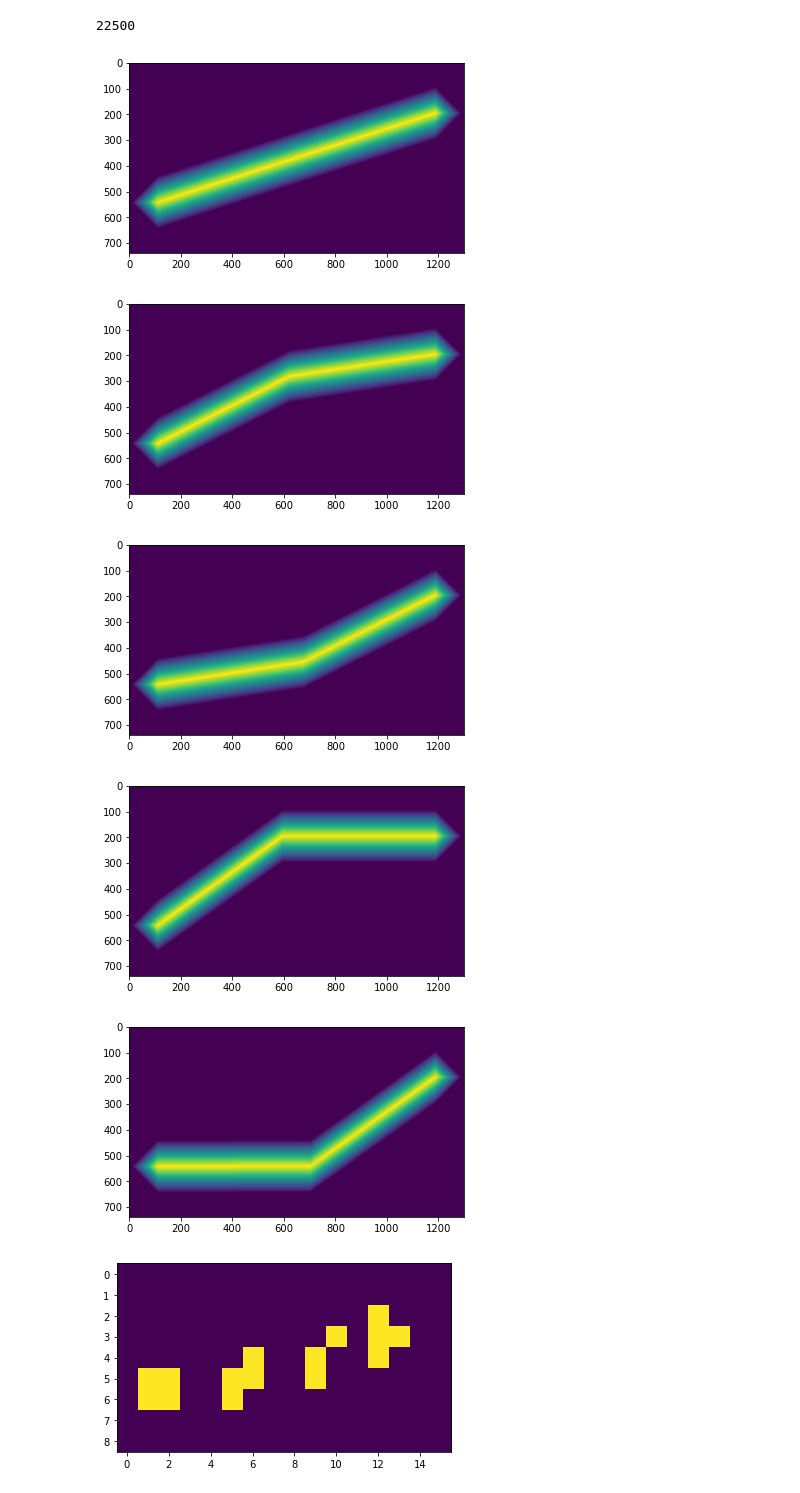
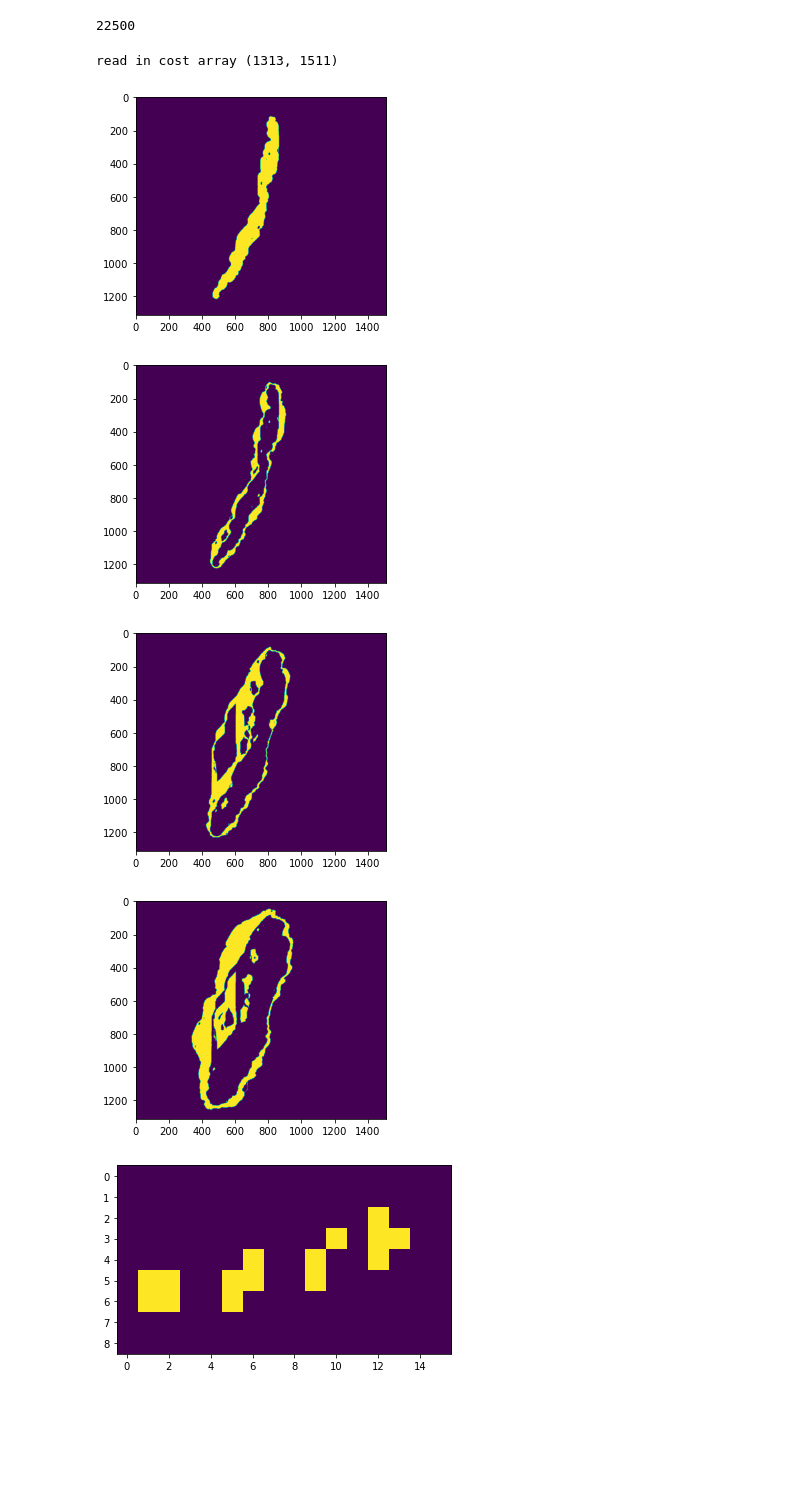
Before and after one commit to NinaWie/PowerPlanner, a Jupyter notebook: notebooks/scale_pipeline.ipynb, the cells around one changed output. Drawn from its saved outputs; the diff is of its cells as text; code cells hidden in the pictures; blank space fills up the shorter version.

```diff
--- a/notebooks/scale_pipeline.ipynb
+++ b/notebooks/scale_pipeline.ipynb
@@ -880,7 +880,7 @@ def corrs_from_file(corr_path):
 
     corrs = []
     cut_val_prev = 0
-    log_vals = np.logspace(np.log(0.1), np.log(1),4, base=2)
+    log_vals = np.logspace(np.log(0.03), np.log(1),4, base=1.5)
     for i in range(4):
         cut_val = np.quantile(actual_vals, log_vals[i]) # (i+1)*0.24)
         copied = cost_img.copy()
@@ -1037,13 +1037,13 @@ def generate_corridors(instance, instance_corr, start_inds, dest_inds, mode="jan
 # %% [output]
 22500
 # %%
-generate_corridors(instance, instance_corr, start_inds, dest_inds, mode="middle_line")
+generate_corridors(instance, instance_corr, start_inds, dest_inds, mode="from_file")
 # %% [output]
+read in cost array (1313, 1511)
-[figure, old version]
+[figure, new version]
-[figure, old version]
+[figure, new version]
-[figure, old version]
+[figure, new version]
-[figure, old version]
+[figure, new version]
-[figure, removed]
 # %%
 all_corrs = sample_path(instance, start_inds, dest_inds, 80, balance=[1,3], quantile=0.1, n_sample=5, n_onpath=5)
 # %% [output]
```
Also changed, not shown: parts of 1 cell of this notebook, 10 other files.
